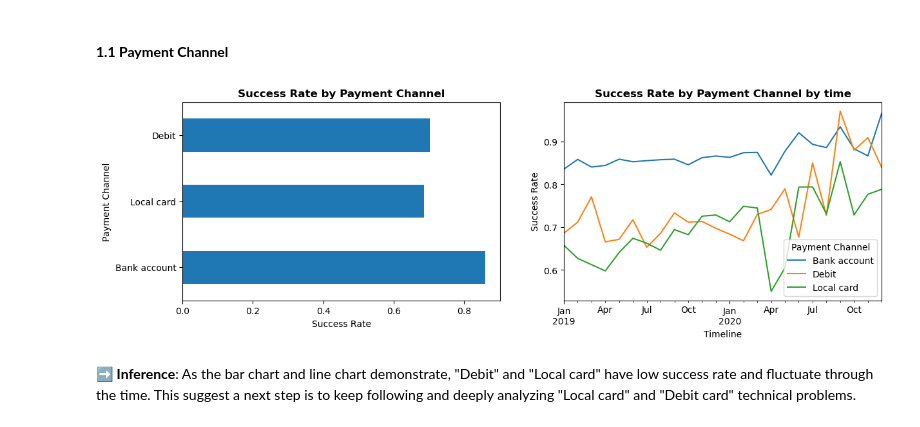
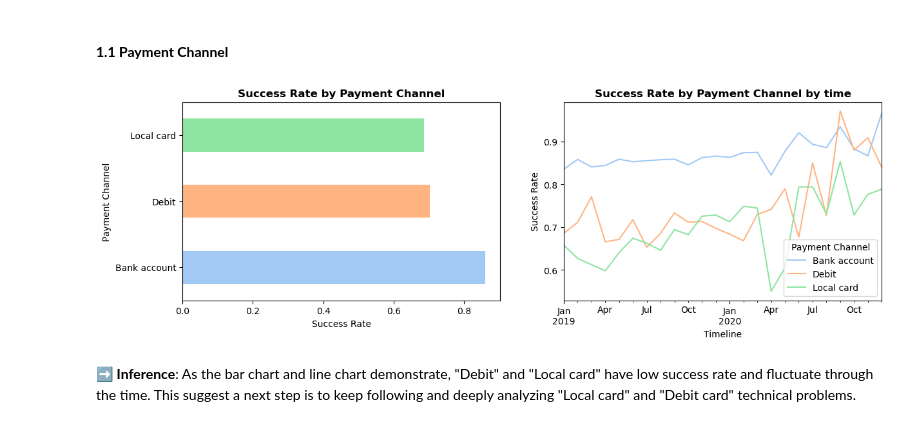
Before and after one commit to letatnhien1912/Success-Rate-Analysis, a Jupyter notebook: success_rate_diagnostic.ipynb, the cells around one changed output. Drawn from its saved outputs; the diff is of its cells as text; code cells hidden in the pictures.

```diff
--- a/success_rate_diagnostic.ipynb
+++ b/success_rate_diagnostic.ipynb
@@ -151,36 +153,37 @@ topup = df[df['transaction_type'] == "Top-up account"]
 # Create Success Rate by Payment Channel table
 pay_channel = topup['payment_method'].value_counts().reset_index().rename(columns={"index":"payment_channel", "payment_method":"total_trans"})
 pay_channel['success_trans'] = list(topup[topup["status_description"]=="Success"]['payment_method'].value_counts())
 pay_channel['success_rate'] = pay_channel['success_trans'] / pay_channel['total_trans']
 
 # Create figure for subplots
 fig, (ax1, ax2) = plt.subplots(1,2,figsize=(14,4))
 
 # Plot Success Rate by Payment Channel
+palette = sns.color_palette('pastel')
 # As "Balance" and "Credit" have too low distribution so they would be removed in the plot
-pay_channel.iloc[:3,:].plot(kind='barh',x='payment_channel',y='success_rate', ax=ax1)
+pay_channel.iloc[:3,:].sort_values('success_rate', ascending=False).plot(kind='barh',x='payment_channel',y='success_rate', ax=ax1, color=palette)
 ax1.set_ylabel("Payment Channel")
 ax1.set_title("Success Rate by Payment Channel", weight='bold')
 ax1.set_xlabel("Success Rate")
 ax1.get_legend().remove()
 
 # Define Success Rate by Payment Channel by time
 ym_channel = topup[['year_month','payment_method']].value_counts().reset_index().rename(columns={0:"total_trans"})
 ym_channel_success = topup[topup["status_description"]=="Success"][['year_month','payment_method']].value_counts().reset_index().rename(columns={0:"success_trans"})
 ym_channel = ym_channel.merge(right=ym_channel_success, on=['year_month','payment_method'], how='left').fillna(0)
 ym_channel['success_rate'] = ym_channel['success_trans'] / ym_channel['total_trans']
 ym_channel_pivot = ym_channel.pivot_table(index='year_month',columns='payment_method',values='success_rate').loc[:,['Bank account', 'Debit', 'Local card']]
 
 # Plot Success Rate by Payment Channel by time
-ym_channel_pivot.plot(ax=ax2)
+ym_channel_pivot.plot(ax=ax2, color=palette)
 ax2.set_ylabel("Success Rate")
 ax2.set_xlabel("Timeline")
 ax2.set_title("Success Rate by Payment Channel by time",weight='bold')
 ax2.legend(title="Payment Channel")
 
 plt.savefig("image/Payment Channel charts",bbox_inches='tight')
 # %% [output]
-[figure, old version]
+[figure, new version]
 # %% [markdown]
 ➡️ **Inference**: As the bar chart and line chart demonstrate, "Debit" and "Local card" have low success rate and fluctuate through the time. This suggest a next step is to keep following and deeply analyzing "Local card" and "Debit card" technical problems.
 # %% [markdown]
```
Also changed, not shown: parts of 6 cells of this notebook, 7 other files.
